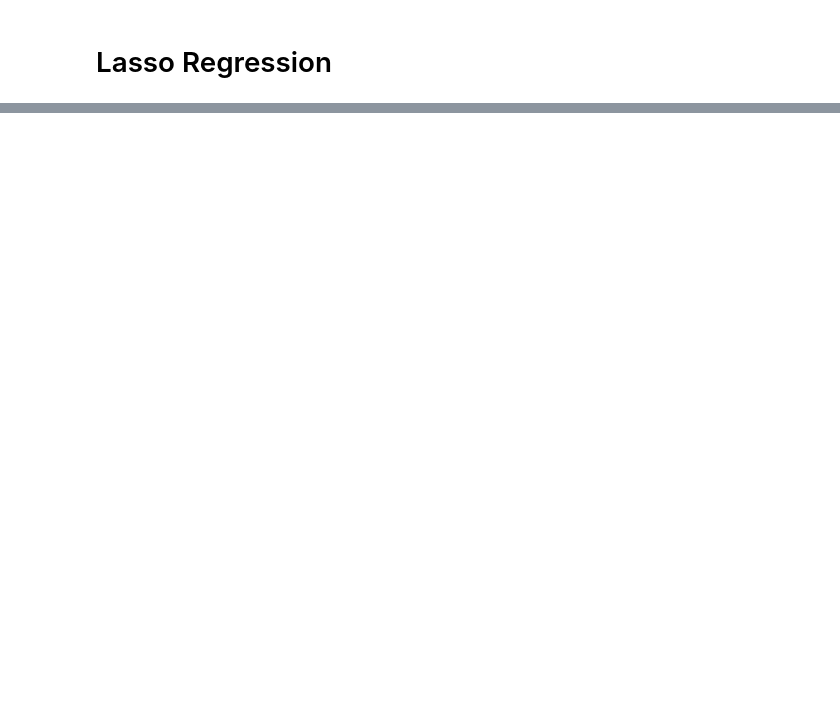
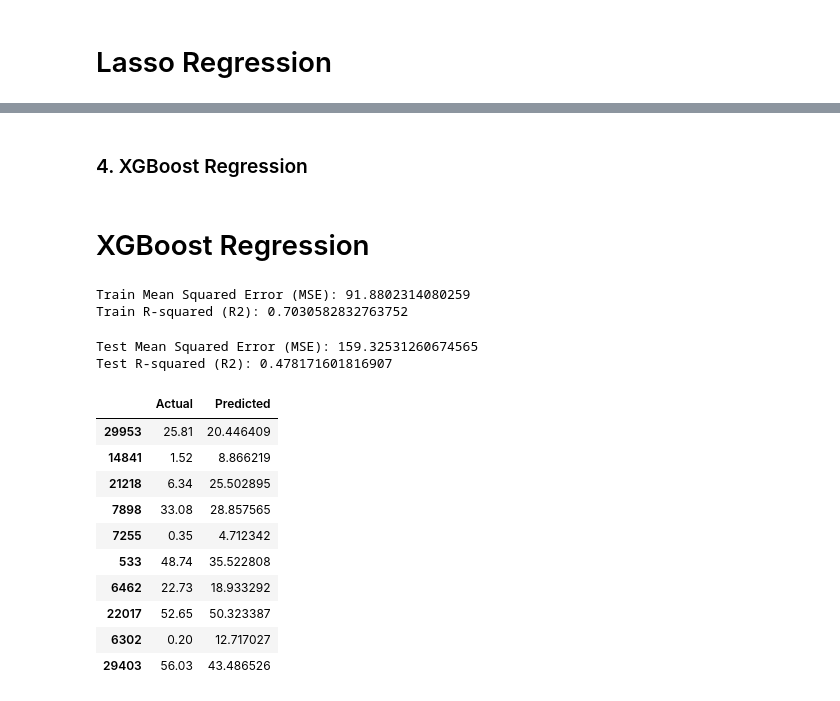
Before and after one commit to Tarun0114/stress-affect-regression, a Jupyter notebook: code.ipynb, the cells around one changed output, grey strips where cells are left out. Cells and saved outputs as stored; diff of their text form; code cells hidden in the pictures; blank space fills up the shorter version.

```diff
--- a/code.ipynb
+++ b/code.ipynb
@@ -349,0 +401,9 @@ lsr_results.head(10)
+# %%
+model = RandomForestRegressor()
+model.fit(x_train, y_train)
+y_pred = model.predict(x_train)
+mse = mean_squared_error(y_train, y_pred)
+r2 = r2_score(y_train, y_pred)
+
+print("Train Mean Squared Error (MSE):", mse)
+print("Train R-squared (R2):", r2)
@@ -349,0 +413,9 @@ lsr_results.head(10)
+# %%
+model = RandomForestRegressor()
+model.fit(x_train, y_train)
+y_pred = model.predict(x_test)
+mse = mean_squared_error(y_test, y_pred)
+r2 = r2_score(y_test, y_pred)
+
+print("Test Mean Squared Error (MSE):", mse)
+print("Test R-squared (R2):", r2)
@@ -349,0 +440,4 @@ lsr_results.head(10)
+# %% [markdown]
+### 4. XGBoost Regression
+# %% [markdown]
+# XGBoost Regression
@@ -349,0 +448,39 @@ lsr_results.head(10)
+# %%
+model = XGBRegressor(objective='reg:squarederror')
+model.fit(x_train, y_train)
+y_pred = model.predict(x_train)
+mse = mean_squared_error(y_train, y_pred)
+r2 = r2_score(y_train, y_pred)
+
+print("Train Mean Squared Error (MSE):", mse)
+print("Train R-squared (R2):", r2)
+# %% [output]
+Train Mean Squared Error (MSE): 91.8802314080259
+Train R-squared (R2): 0.7030582832763752
+# %%
+model = XGBRegressor(objective='reg:squarederror')
+model.fit(x_train, y_train)
+y_pred = model.predict(x_test)
+mse = mean_squared_error(y_test, y_pred)
+r2 = r2_score(y_test, y_pred)
+
+print("Test Mean Squared Error (MSE):", mse)
+print("Test R-squared (R2):", r2)
+# %% [output]
+Test Mean Squared Error (MSE): 159.32531260674565
+Test R-squared (R2): 0.478171601816907
+# %%
+xgb_results = pd.DataFrame({'Actual': y_test, 'Predicted': y_pred})
+xgb_results.head(10)
+# %% [output]
+|  | Actual | Predicted |
+| 29953 | 25.81 | 20.446409 |
+| 14841 | 1.52 | 8.866219 |
+| 21218 | 6.34 | 25.502895 |
+| 7898 | 33.08 | 28.857565 |
+| 7255 | 0.35 | 4.712342 |
+| 533 | 48.74 | 35.522808 |
+| 6462 | 22.73 | 18.933292 |
+| 22017 | 52.65 | 50.323387 |
+| 6302 | 0.20 | 12.717027 |
+| 29403 | 56.03 | 43.486526 |
```
Also changed, not shown: parts of 50 cells of this notebook.
